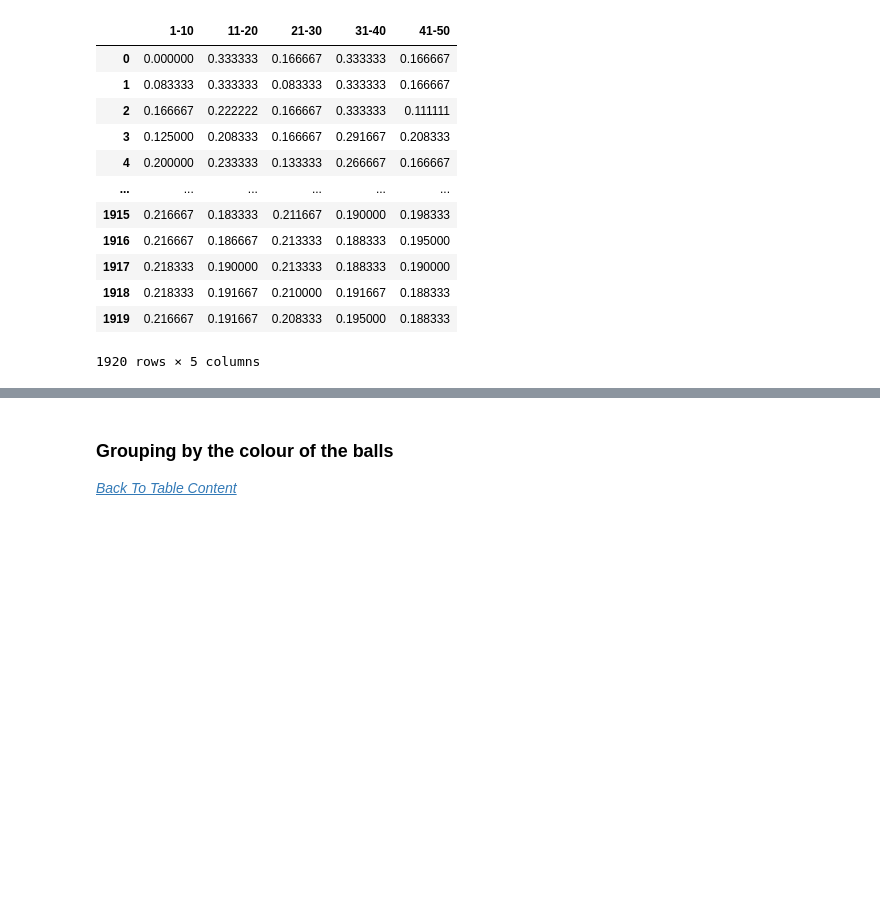
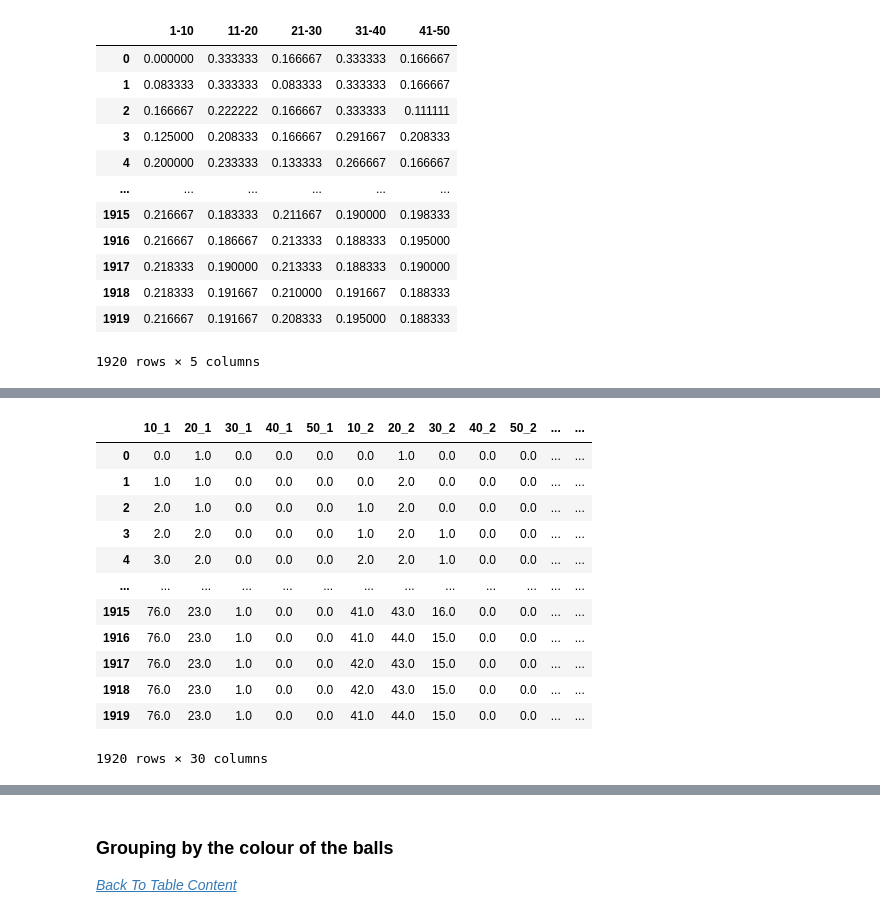
Before and after one commit to TedLLH/HongKongPowerBall_MarkSix, a Jupyter notebook: marksix.ipynb, the cells around one changed output, grey strips where cells are left out. Cells and saved outputs as stored; diff of their text form; code cells hidden in the pictures; blank space fills up the shorter version.

```diff
--- a/marksix.ipynb
+++ b/marksix.ipynb
@@ -931,0 +1021,24 @@ df_5_rolling
+# %%
+# Calculate rolling sum with window=100
+df_5_1stto6th_rolling_sum = df_5_1stto6th_rolling.rolling(window=100).sum()
+
+# Fill NaN values with cumulative sums for all columns
+num_columns = df_5_1stto6th_rolling.shape[1]
+for i in range(0, num_columns, 5):
+    df_5_1stto6th_rolling_sum.iloc[0:100, i:i+5] = df_5_1stto6th_rolling.iloc[0:100, i:i+5].cumsum()
+
+df_5_1stto6th_rolling_sum
+# %% [output]
+|  | 10_1 | 20_1 | 30_1 | 40_1 | 50_1 | 10_2 | 20_2 | 30_2 | 40_2 | 50_2 | ... | ... |
+| 0 | 0.0 | 1.0 | 0.0 | 0.0 | 0.0 | 0.0 | 1.0 | 0.0 | 0.0 | 0.0 | ... | ... |
+| 1 | 1.0 | 1.0 | 0.0 | 0.0 | 0.0 | 0.0 | 2.0 | 0.0 | 0.0 | 0.0 | ... | ... |
+| 2 | 2.0 | 1.0 | 0.0 | 0.0 | 0.0 | 1.0 | 2.0 | 0.0 | 0.0 | 0.0 | ... | ... |
+| 3 | 2.0 | 2.0 | 0.0 | 0.0 | 0.0 | 1.0 | 2.0 | 1.0 | 0.0 | 0.0 | ... | ... |
+| 4 | 3.0 | 2.0 | 0.0 | 0.0 | 0.0 | 2.0 | 2.0 | 1.0 | 0.0 | 0.0 | ... | ... |
+| ... | ... | ... | ... | ... | ... | ... | ... | ... | ... | ... | ... | ... |
+| 1915 | 76.0 | 23.0 | 1.0 | 0.0 | 0.0 | 41.0 | 43.0 | 16.0 | 0.0 | 0.0 | ... | ... |
+| 1916 | 76.0 | 23.0 | 1.0 | 0.0 | 0.0 | 41.0 | 44.0 | 15.0 | 0.0 | 0.0 | ... | ... |
+| 1917 | 76.0 | 23.0 | 1.0 | 0.0 | 0.0 | 42.0 | 43.0 | 15.0 | 0.0 | 0.0 | ... | ... |
+| 1918 | 76.0 | 23.0 | 1.0 | 0.0 | 0.0 | 42.0 | 43.0 | 15.0 | 0.0 | 0.0 | ... | ... |
+| 1919 | 76.0 | 23.0 | 1.0 | 0.0 | 0.0 | 41.0 | 44.0 | 15.0 | 0.0 | 0.0 | ... | ... |
+1920 rows × 30 columns
```
Also changed, not shown: parts of 17 cells of this notebook.
